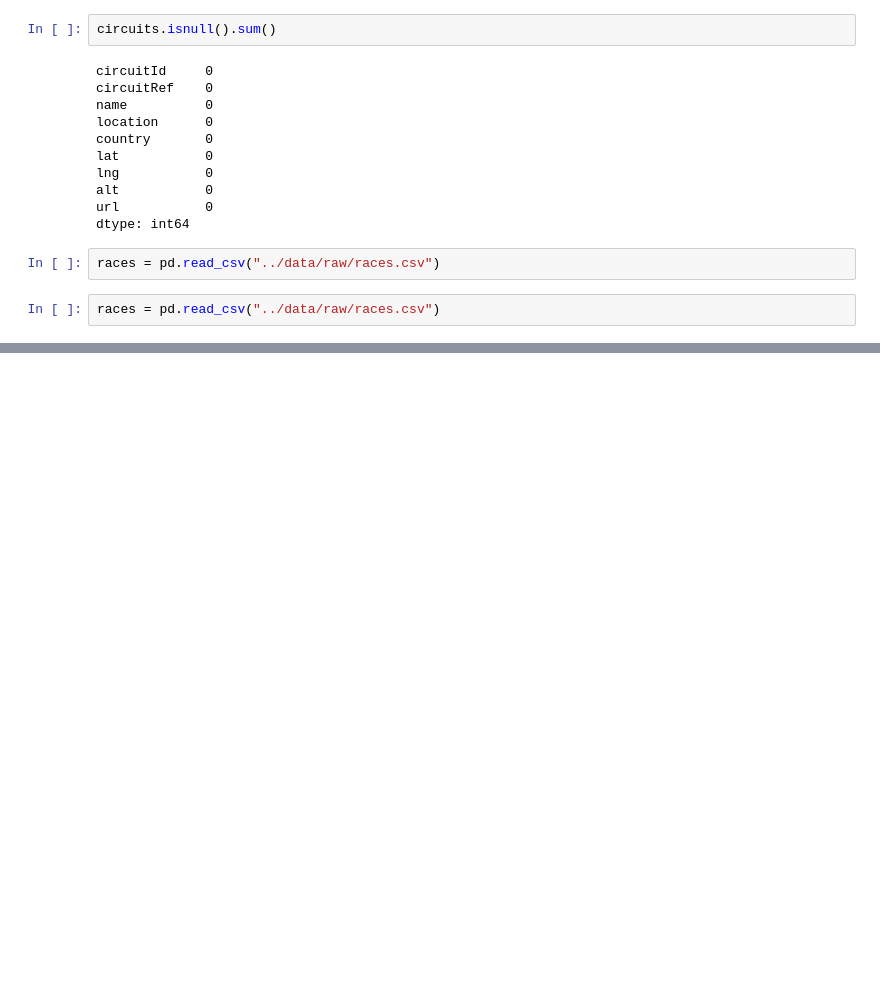
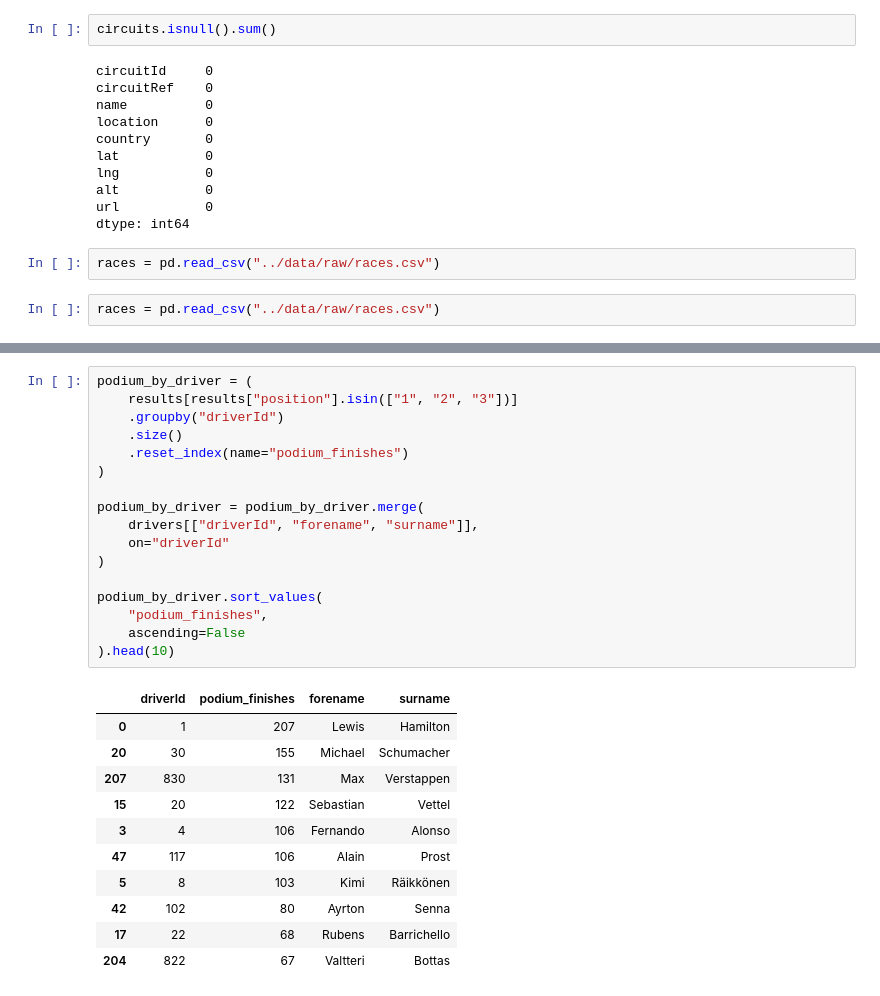
Before and after one commit to dharanish721/F1-Race-Predictor, a Jupyter notebook: notebooks/01_f1_data_exploration.ipynb, the cells around one changed output, grey strips where cells are left out. Saved outputs shown, nothing was run; the diff lists cells and outputs as text; blank space fills up the shorter version.

```diff
--- a/notebooks/01_f1_data_exploration.ipynb
+++ b/notebooks/01_f1_data_exploration.ipynb
@@ -155,0 +311,29 @@ races = pd.read_csv("../data/raw/races.csv")
+# %%
+podium_by_driver = (
+    results[results["position"].isin(["1", "2", "3"])]
+    .groupby("driverId")
+    .size()
+    .reset_index(name="podium_finishes")
+)
+
+podium_by_driver = podium_by_driver.merge(
+    drivers[["driverId", "forename", "surname"]],
+    on="driverId"
+)
+
+podium_by_driver.sort_values(
+    "podium_finishes",
+    ascending=False
+).head(10)
+# %% [output]
+|  | driverId | podium_finishes | forename | surname |
+| 0 | 1 | 207 | Lewis | Hamilton |
+| 20 | 30 | 155 | Michael | Schumacher |
+| 207 | 830 | 131 | Max | Verstappen |
+| 15 | 20 | 122 | Sebastian | Vettel |
+| 3 | 4 | 106 | Fernando | Alonso |
+| 47 | 117 | 106 | Alain | Prost |
+| 5 | 8 | 103 | Kimi | Räikkönen |
+| 42 | 102 | 80 | Ayrton | Senna |
+| 17 | 22 | 68 | Rubens | Barrichello |
+| 204 | 822 | 67 | Valtteri | Bottas |
```
Also changed, not shown: parts of 133 cells of this notebook.
